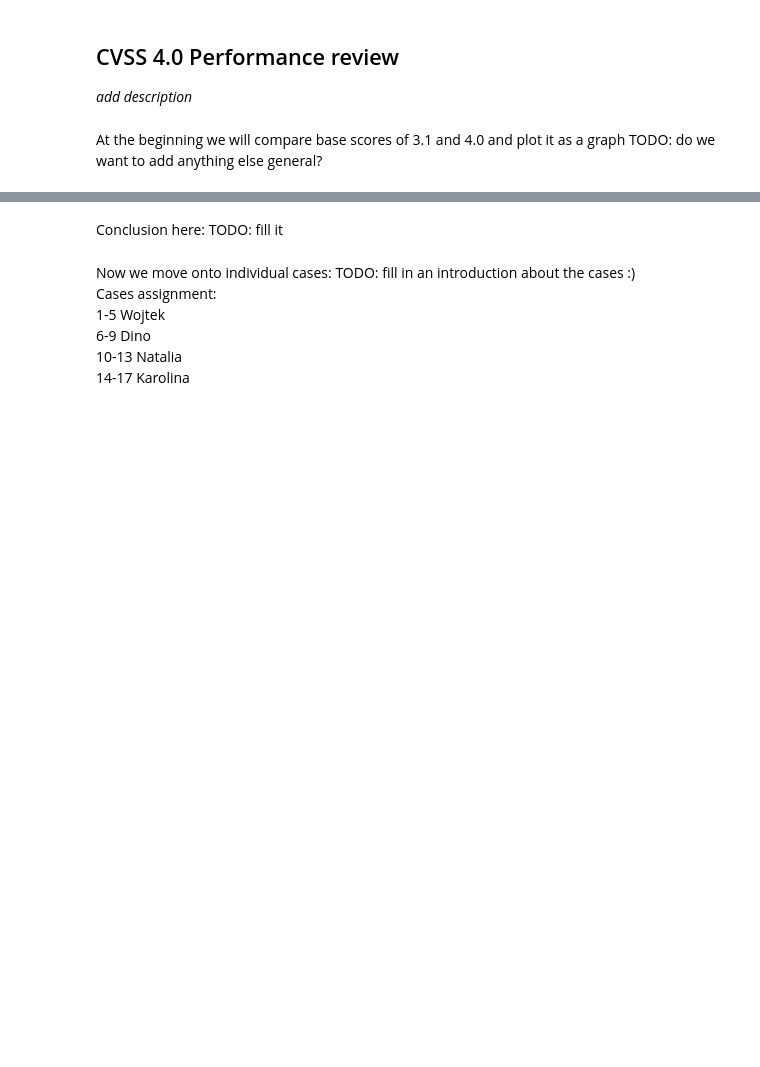
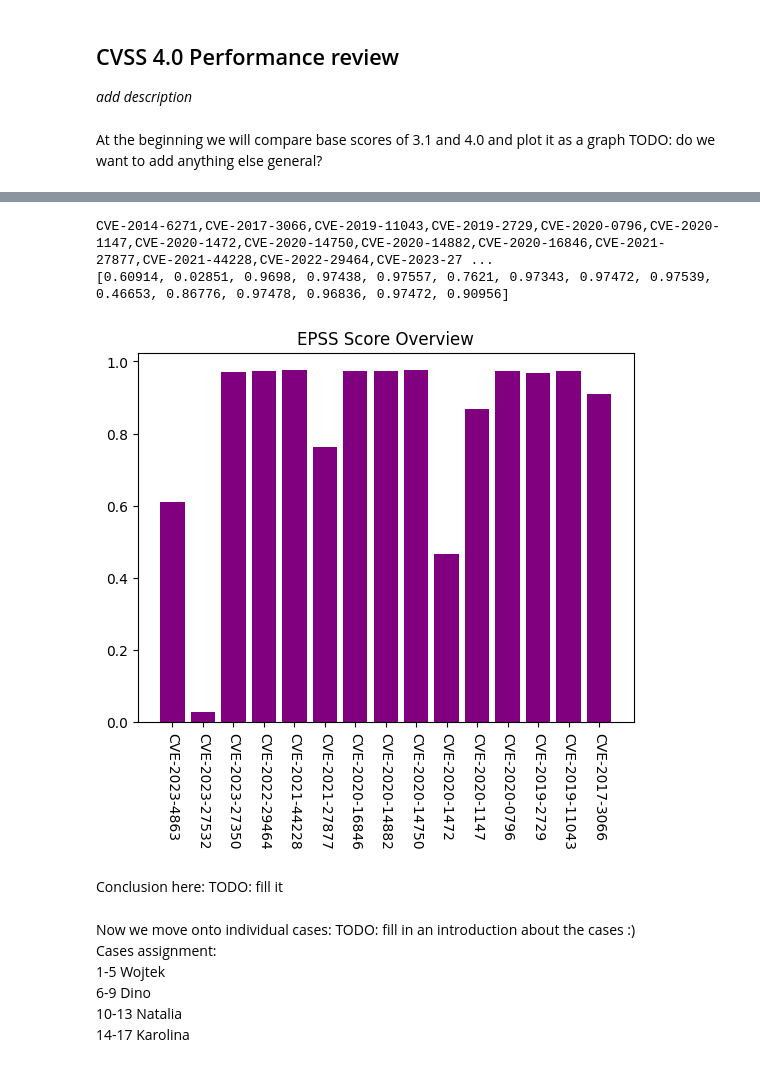
Before and after one commit to wojwozniak/cvss_converter, a Jupyter notebook: src/CVEcomparisons.ipynb, the cells around one changed output, grey strips where cells are left out. Cells and saved outputs as stored; diff of their text form; code cells hidden in the pictures; blank space fills up the shorter version.

```diff
--- a/src/CVEcomparisons.ipynb
+++ b/src/CVEcomparisons.ipynb
@@ -25,3 +39,24 @@ print(x)
+# %%
+# EPSS Score Overview
+c = list(df['CVE'])
+cs = ','.join(c)
+print(cs)
+r = rq.get(f"https://api.first.org/data/v1/epss?cve=`${cs}`")
+arr = []
+name_arr = []
+for x in r.json()['data']:
+    name_arr.append((x['cve']))
+    arr.append(float(x['epss']))
+print(arr)
+
+plt.bar(np.arange(0,len(arr)),height=arr, color = 'purple')
+plt.xticks(np.arange(0,len(arr)), name_arr, rotation=-90)
+plt.title('EPSS Score Overview')
+plt.show()
+# %% [output]
+CVE-2014-6271,CVE-2017-3066,CVE-2019-11043,CVE-2019-2729,CVE-2020-0796,CVE-2020-1147,CVE-2020-1472,CVE-2020-14750,CVE-2020-14882,CVE-2020-16846,CVE-2021-27877,CVE-2021-44228,CVE-2022-29464,CVE-2023-27 ...
+[0.60914, 0.02851, 0.9698, 0.97438, 0.97557, 0.7621, 0.97343, 0.97472, 0.97539, 0.46653, 0.86776, 0.97478, 0.96836, 0.97472, 0.90956]
+[figure, added]
 # %% [markdown]
 Conclusion here: TODO: fill it
 # %% [markdown]
```
Also changed, not shown: parts of 5 cells of this notebook.
